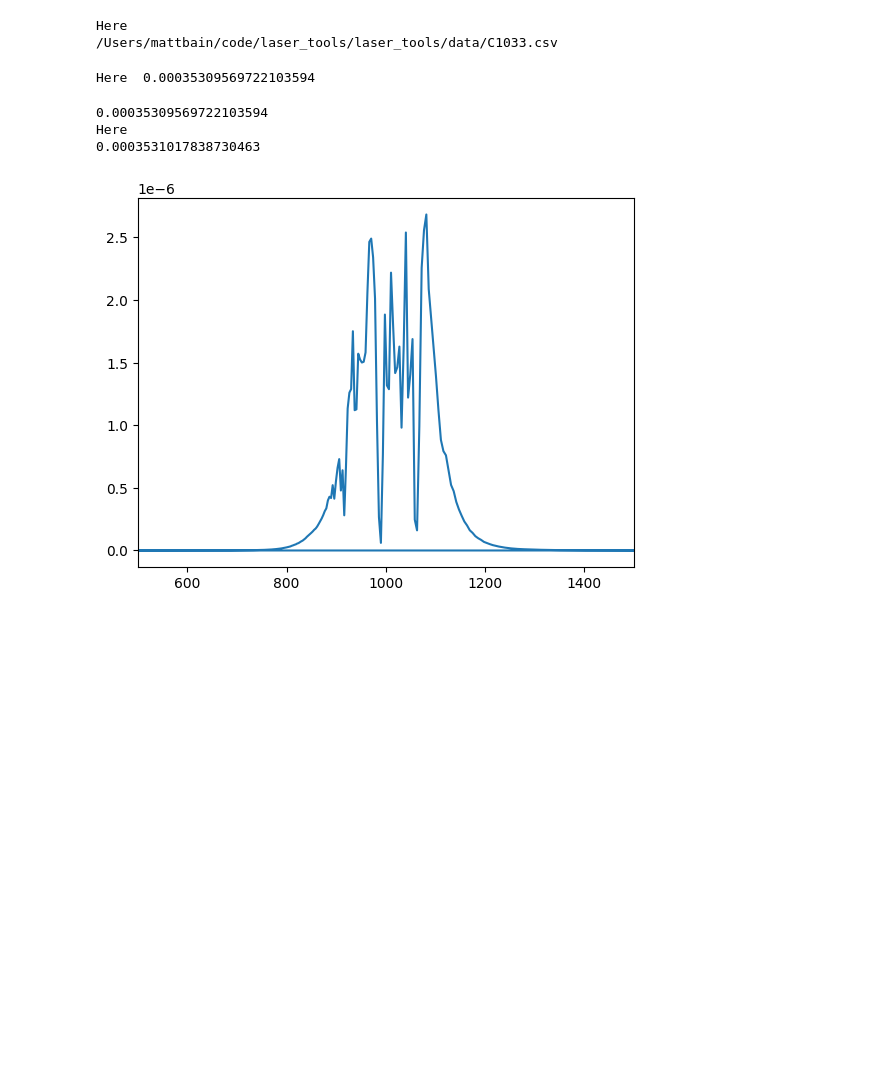
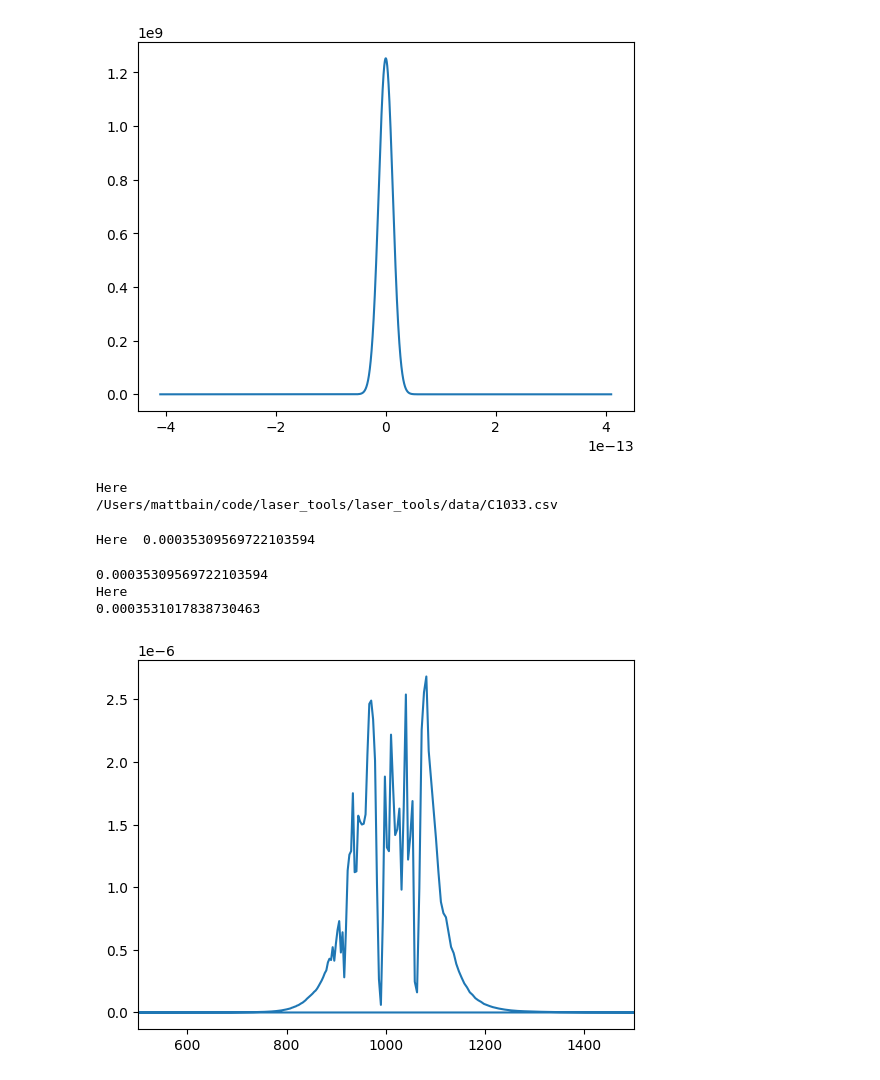
Before and after one commit to MattBainLCLS/laser_tools, a Jupyter notebook: example.ipynb, the cells around one changed output. Drawn from its saved outputs; the diff is of its cells as text; code cells hidden in the pictures; blank space fills up the shorter version.

```diff
--- a/example.ipynb
+++ b/example.ipynb
@@ -12,0 +21,6 @@ pulse.gaussian_time(8192, 1E-16, 30*1E-15, 800*1E-9, 40*1E-6)
+# %%
+plt.plot(mypulse.time_axis, mypulse.It)
+#plt.xlim([350E12, 450E12])
+plt.show()
+# %% [output]
+[figure, added]
```
Also changed, not shown: parts of 5 cells of this notebook, 2 other files.
